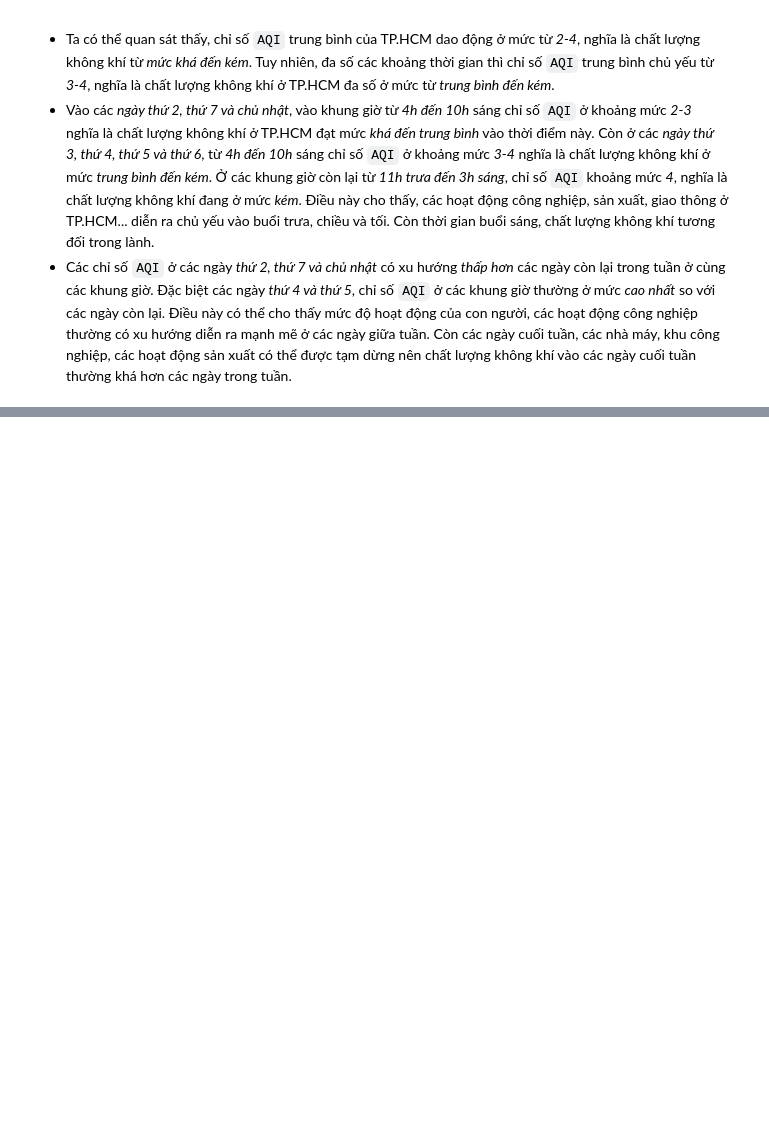
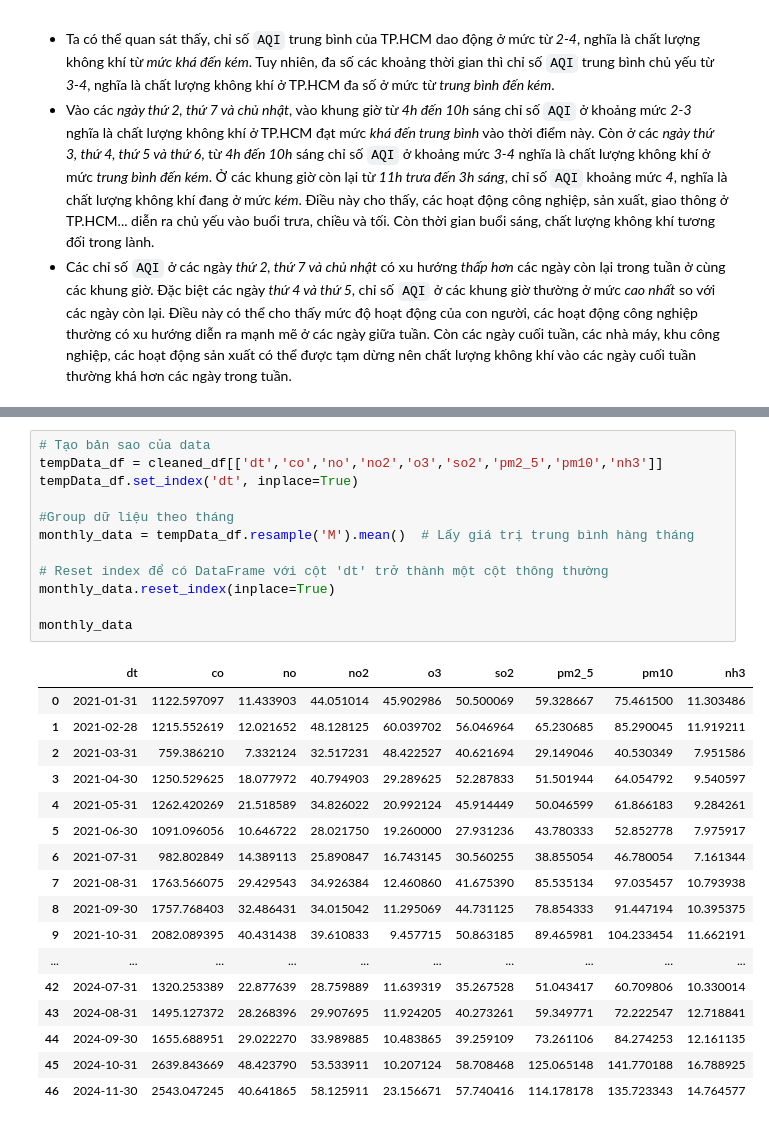
Before and after one commit to asde3458/NMKHDL, a Jupyter notebook: Notebooks/Making question.ipynb, the cells around one changed output, grey strips where cells are left out. Cells and saved outputs as stored; diff of their text form; blank space fills up the shorter version.

```diff
--- a/Notebooks/Making question.ipynb
+++ b/Notebooks/Making question.ipynb
@@ -273,0 +407,30 @@ Dựa vào kết quả ở bảng và biểu đồ trên, có thể thấy rằn
+# %%
+# Tạo bản sao của data
+tempData_df = cleaned_df[['dt','co','no','no2','o3','so2','pm2_5','pm10','nh3']]
+tempData_df.set_index('dt', inplace=True)
+
+#Group dữ liệu theo tháng
+monthly_data = tempData_df.resample('M').mean()  # Lấy giá trị trung bình hàng tháng
+
+# Reset index để có DataFrame với cột 'dt' trở thành một cột thông thường
+monthly_data.reset_index(inplace=True)
+
+monthly_data
+# %% [output]
+|  | dt | co | no | no2 | o3 | so2 | pm2_5 | pm10 | nh3 |
+| 0 | 2021-01-31 | 1122.597097 | 11.433903 | 44.051014 | 45.902986 | 50.500069 | 59.328667 | 75.461500 | 11.303486 |
+| 1 | 2021-02-28 | 1215.552619 | 12.021652 | 48.128125 | 60.039702 | 56.046964 | 65.230685 | 85.290045 | 11.919211 |
+| 2 | 2021-03-31 | 759.386210 | 7.332124 | 32.517231 | 48.422527 | 40.621694 | 29.149046 | 40.530349 | 7.951586 |
+| 3 | 2021-04-30 | 1250.529625 | 18.077972 | 40.794903 | 29.289625 | 52.287833 | 51.501944 | 64.054792 | 9.540597 |
+| 4 | 2021-05-31 | 1262.420269 | 21.518589 | 34.826022 | 20.992124 | 45.914449 | 50.046599 | 61.866183 | 9.284261 |
+| 5 | 2021-06-30 | 1091.096056 | 10.646722 | 28.021750 | 19.260000 | 27.931236 | 43.780333 | 52.852778 | 7.975917 |
+| 6 | 2021-07-31 | 982.802849 | 14.389113 | 25.890847 | 16.743145 | 30.560255 | 38.855054 | 46.780054 | 7.161344 |
+| 7 | 2021-08-31 | 1763.566075 | 29.429543 | 34.926384 | 12.460860 | 41.675390 | 85.535134 | 97.035457 | 10.793938 |
+| 8 | 2021-09-30 | 1757.768403 | 32.486431 | 34.015042 | 11.295069 | 44.731125 | 78.854333 | 91.447194 | 10.395375 |
+| 9 | 2021-10-31 | 2082.089395 | 40.431438 | 39.610833 | 9.457715 | 50.863185 | 89.465981 | 104.233454 | 11.662191 |
+| ... | ... | ... | ... | ... | ... | ... | ... | ... | ... |
+| 42 | 2024-07-31 | 1320.253389 | 22.877639 | 28.759889 | 11.639319 | 35.267528 | 51.043417 | 60.709806 | 10.330014 |
+| 43 | 2024-08-31 | 1495.127372 | 28.268396 | 29.907695 | 11.924205 | 40.273261 | 59.349771 | 72.222547 | 12.718841 |
+| 44 | 2024-09-30 | 1655.688951 | 29.022270 | 33.989885 | 10.483865 | 39.259109 | 73.261106 | 84.274253 | 12.161135 |
+| 45 | 2024-10-31 | 2639.843669 | 48.423790 | 53.533911 | 10.207124 | 58.708468 | 125.065148 | 141.770188 | 16.788925 |
+| 46 | 2024-11-30 | 2543.047245 | 40.641865 | 58.125911 | 23.156671 | 57.740416 | 114.178178 | 135.723343 | 14.764577 |
```
Also changed, not shown: parts of 10 cells of this notebook.
